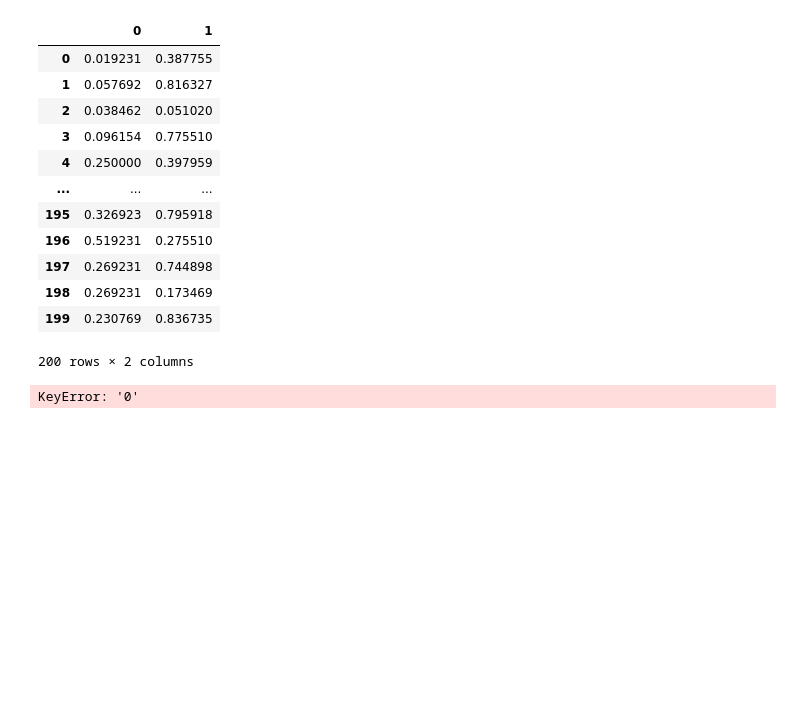
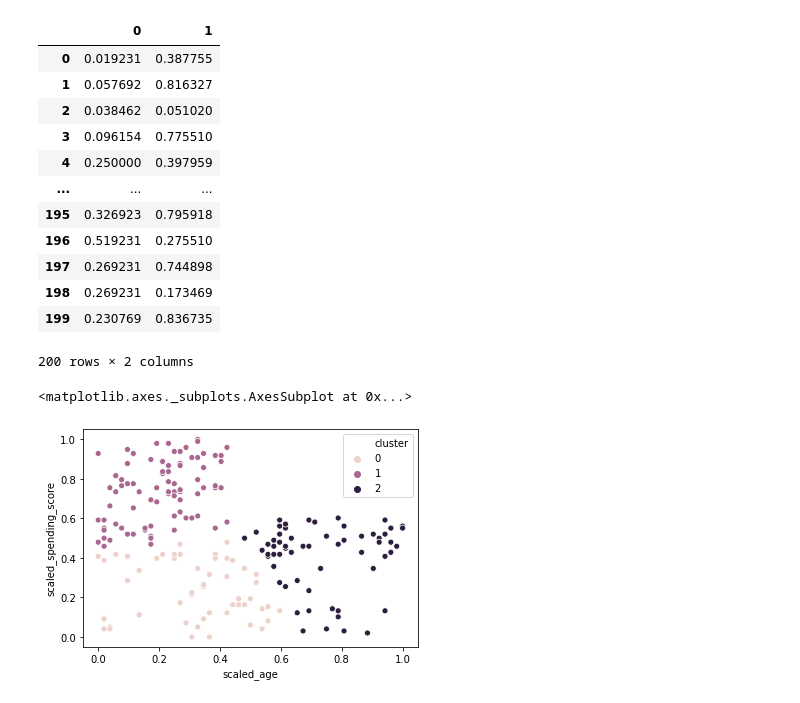
Before and after one commit to jivemachine/ds-methodologies-exercises, a Jupyter notebook: clustering/model.ipynb, the cells around one changed output. Cells and saved outputs as stored; diff of their text form; code cells hidden in the pictures; blank space fills up the shorter version.

```diff
--- a/clustering/model.ipynb
+++ b/clustering/model.ipynb
@@ -243,15 +243,11 @@ X_scaled
 | 198 | 0.269231 | 0.173469 |
 | 199 | 0.230769 | 0.836735 |
 200 rows × 2 columns
-# %%
-#data = {'age' : X_scaled[0], "spending_score": X_scaled[1]}
-
-#X_scaled = pd.DataFrame(data=X_scaled[1:1,:], index=X_scaled[1:,0], columns=X_scaled[0,1:])
-
-df['scaled_age'] = X_scaled['0']
-df['scaled_spending_score'] = X_scaled['1']
-# %% [output]
-KeyError: '0'
+# %%
+df['scaled_age'] = X_scaled[0]
+df['scaled_spending_score'] = X_scaled[1]
+# %%
+X_scaled = df[['scaled_age', 'scaled_spending_score']]
 # %%
 kmeans = KMeans(n_clusters=3)
 
@@ -259,4 +255,7 @@ kmeans.fit(X_scaled)
 
 df['cluster'] = kmeans.predict(X_scaled)
 # %%
-sns.scatterplot(x='age', y='spending_score', hue='cluster', data=df)
+sns.scatterplot(x='scaled_age', y='scaled_spending_score', hue='cluster', data=df)
+# %% [output]
+<matplotlib.axes._subplots.AxesSubplot at 0x...>
+[figure, added]
```
Also changed, not shown: parts of 15 cells of this notebook.
